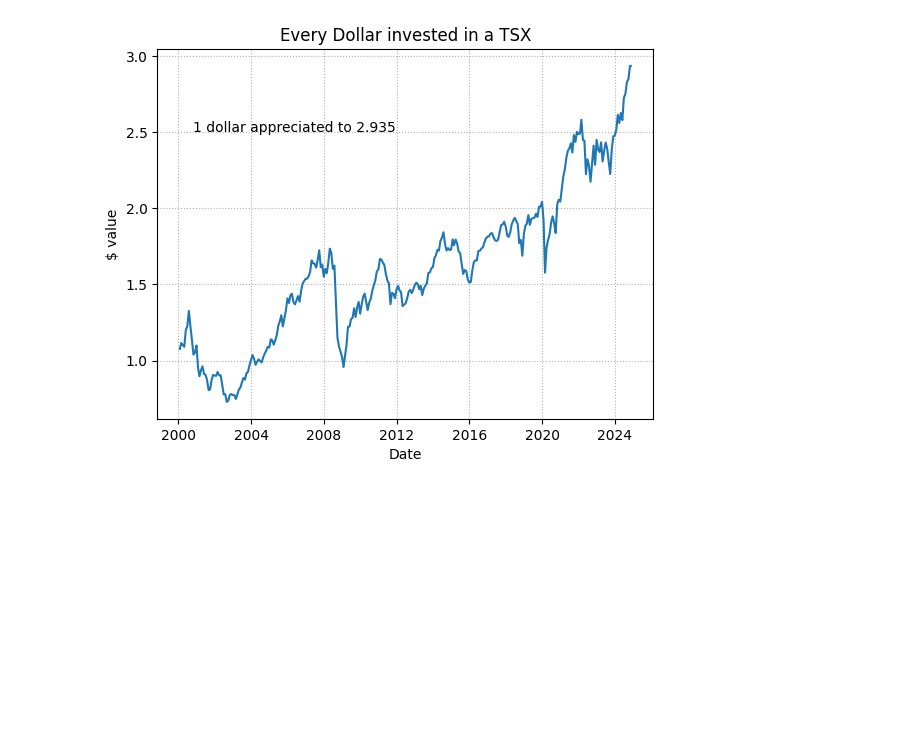
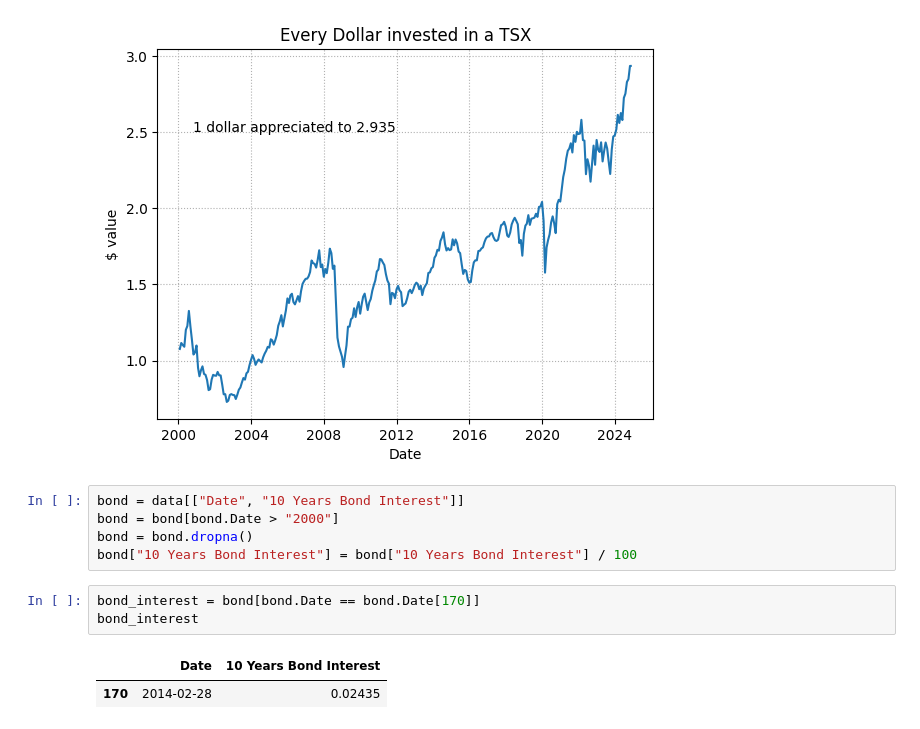
Before and after one commit to mehassanhmood/StoryBoard, a Jupyter notebook: data_processing.ipynb, the cells around one changed output. Saved outputs shown, nothing was run; the diff lists cells and outputs as text; blank space fills up the shorter version.

```diff
--- a/data_processing.ipynb
+++ b/data_processing.ipynb
@@ -174,3 +76,14 @@ plt.annotate(f"1 dollar appreciated to {stock_data.dollar_value.iloc[-1]:.3f}",(
 plt.show();
 # %% [output]
 [figure]
+# %%
+bond = data[["Date", "10 Years Bond Interest"]]
+bond = bond[bond.Date > "2000"]
+bond = bond.dropna()
+bond["10 Years Bond Interest"] = bond["10 Years Bond Interest"] / 100
+# %%
+bond_interest = bond[bond.Date == bond.Date[170]]
+bond_interest
+# %% [output]
+|  | Date | 10 Years Bond Interest |
+| 170 | 2014-02-28 | 0.02435 |
```
Also changed, not shown: parts of 38 cells of this notebook, 7 other files.
